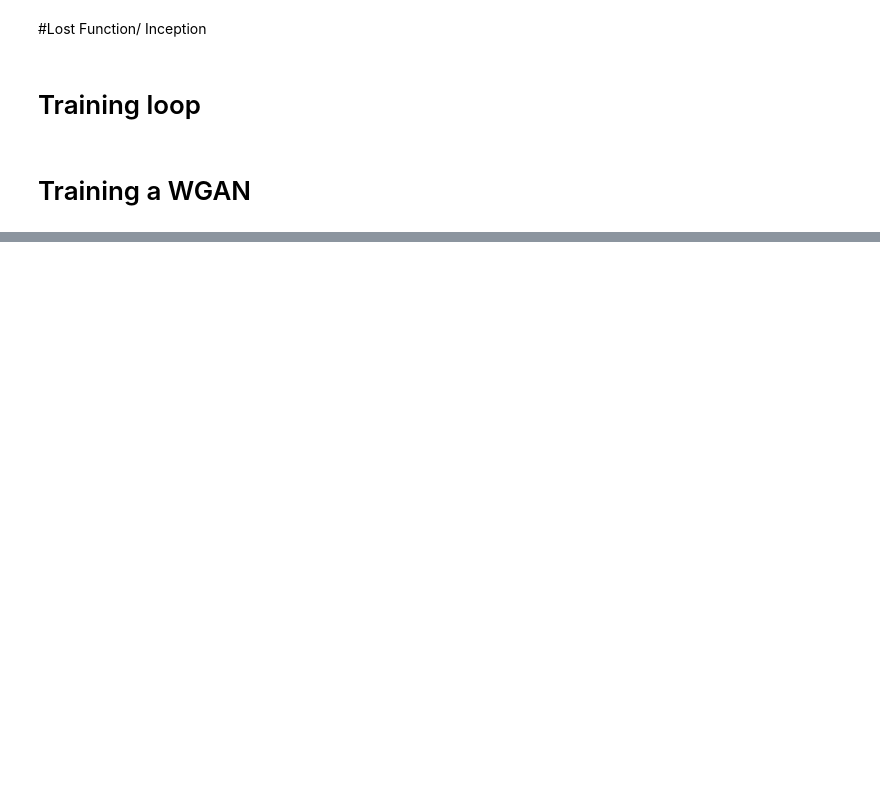
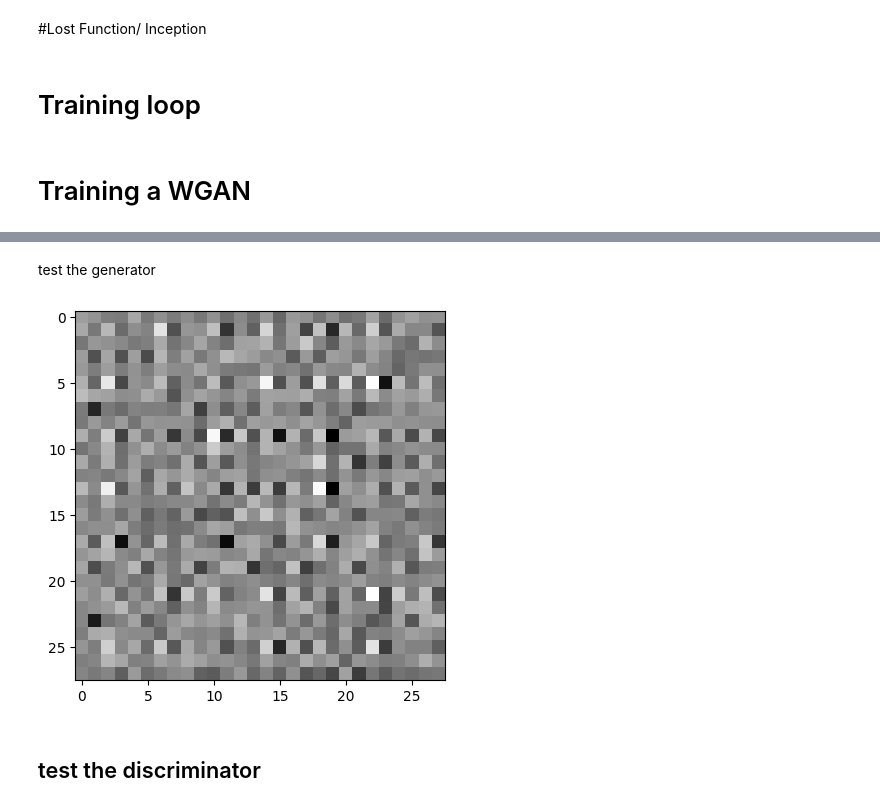
Before and after one commit to nadavo11/DCGANs-and-WGANs, a Jupyter notebook: DCGAN and WGAN.ipynb, the cells around one changed output, grey strips where cells are left out. Cells and saved outputs as stored; diff of their text form; code cells hidden in the pictures; blank space fills up the shorter version.

```diff
--- a/DCGAN and WGAN.ipynb
+++ b/DCGAN and WGAN.ipynb
@@ -655,0 +610,10 @@ Run data is saved locally in C:\Users\nadav\DataspellProjects\DCGAN-and-WGAN1\wa
+# %% [markdown]
+test the generator
+# %%
+decoder = Decoder().to(device)
+img = decoder(10)
+imshow(img[0])
+# %% [output]
+[figure, added]
+# %% [markdown]
+## test the discriminator
```
Also changed, not shown: parts of 15 cells of this notebook.
